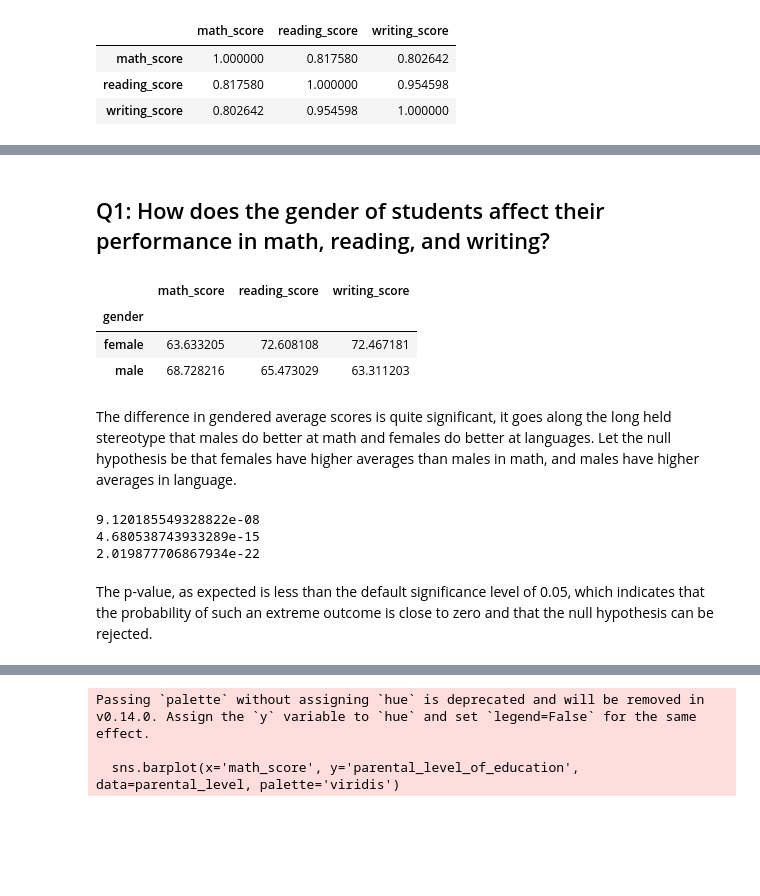
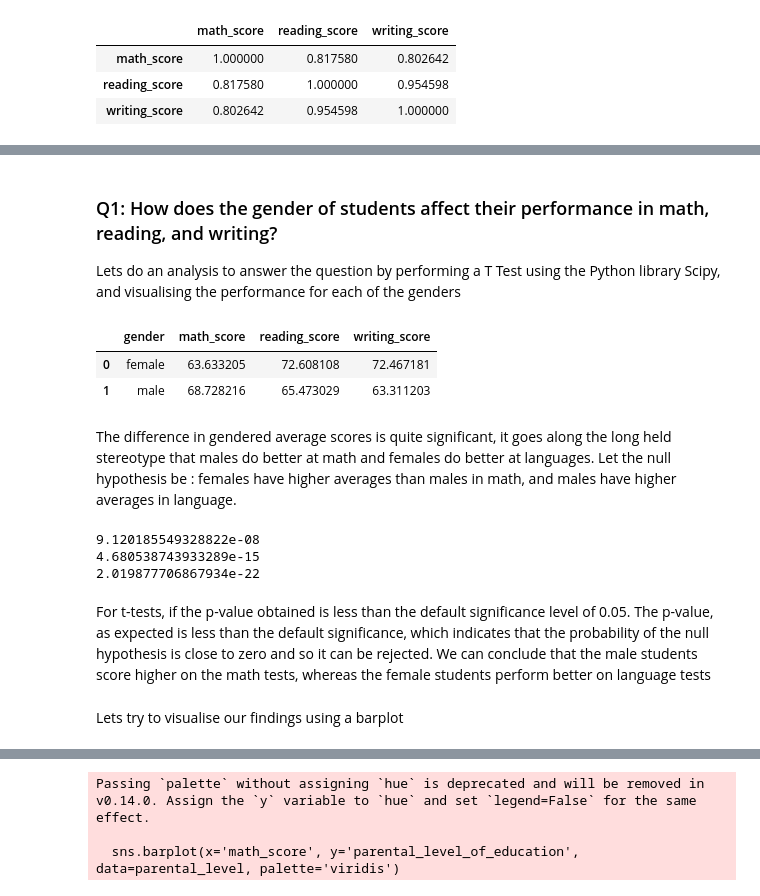
Before and after one commit to garimeh/student_performance, a Jupyter notebook: student_performance.ipynb, the cells around one changed output, grey strips where cells are left out. Cells and saved outputs as stored; diff of their text form; code cells hidden in the pictures; blank space fills up the shorter version.

```diff
--- a/student_performance.ipynb
+++ b/student_performance.ipynb
@@ -130,3 +230,4 @@ df[['math_score', 'reading_score', 'writing_score']].corr()
 # %% [markdown]
-## Q1: How does the gender of students affect their performance in math, reading, and writing?
+### Q1: How does the gender of students affect their performance in math, reading, and writing?
+Lets do an analysis to answer the question by performing a T Test using the Python library Scipy, and visualising the performance for each of the genders
 # %%
@@ -133,14 +235,13 @@ df[['math_score', 'reading_score', 'writing_score']].corr()
 import scipy.stats as stats
 # %%
-df.groupby('gender')[['math_score', 'reading_score', 'writing_score']].mean()
+df.groupby('gender')[['math_score', 'reading_score', 'writing_score']].mean().reset_index()
 # %% [output]
-|  | math_score | reading_score | writing_score |
-| gender |  |  |  |
-| female | 63.633205 | 72.608108 | 72.467181 |
-| male | 68.728216 | 65.473029 | 63.311203 |
+|  | gender | math_score | reading_score | writing_score |
+| 0 | female | 63.633205 | 72.608108 | 72.467181 |
+| 1 | male | 68.728216 | 65.473029 | 63.311203 |
 # %% [markdown]
 The difference in gendered average scores is quite significant, it goes along the long held stereotype that males do better at math and females do better at languages.
-Let the null hypothesis be that females have higher averages than males in math, and males have higher averages in language.
+Let the null hypothesis be : females have higher averages than males in math, and males have higher averages in language.
 # %%
 # Perform t-tests to compare the means between genders for each subject
 # Math score comparison
@@ -162,6 +263,10 @@ print(writing_ttest.pvalue)
 9.120185549328822e-08
 4.680538743933289e-15
 2.019877706867934e-22
-# %% [markdown]
-The p-value, as expected is less than the default significance level of 0.05, which indicates that the probability of such an extreme outcome is close to zero and that the null hypothesis can be rejected.
+# %% [markdown]
+For t-tests, if the p-value obtained is less than the default significance level of 0.05.
+The p-value, as expected is less than the default significance, which indicates that the probability of the null hypothesis is close to zero and so it can be rejected.
+We can conclude that the male students score higher on the math tests, whereas the female students perform better on language tests
+# %% [markdown]
+Lets try to visualise our findings using a barplot
 # %%
```
Also changed, not shown: parts of 37 cells of this notebook.
